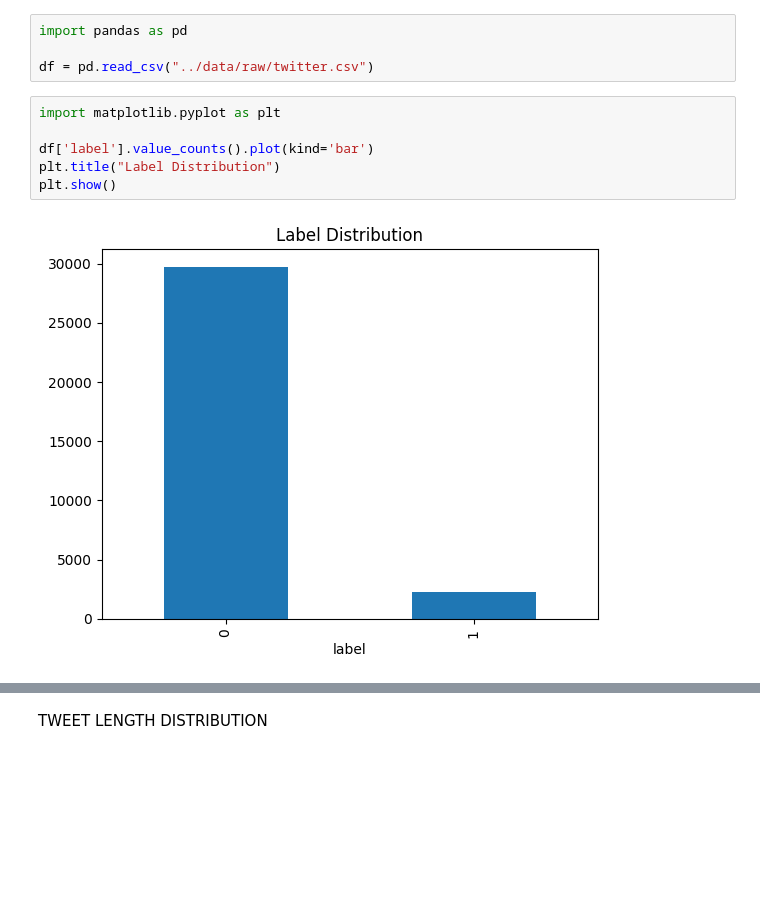
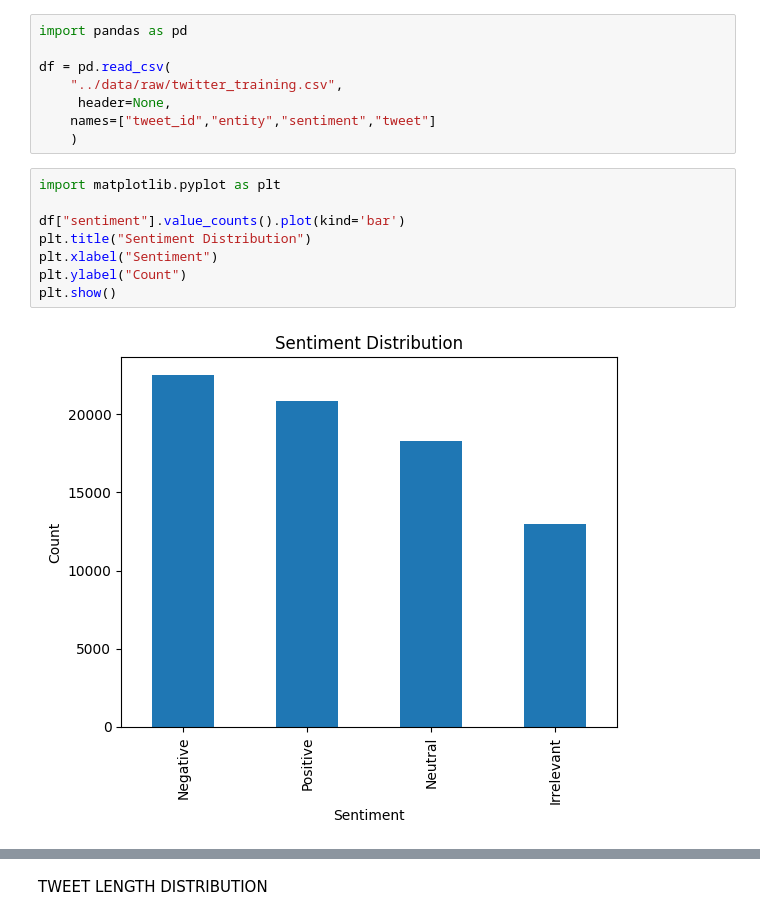
Before and after one commit to piyush1723/Social-Media-Sentiment-Trend-Analysis-, a Jupyter notebook: notebooks/02_EDA.ipynb, the cells around one changed output, grey strips where cells are left out. Saved outputs shown, nothing was run; the diff lists cells and outputs as text; blank space fills up the shorter version.

```diff
--- a/notebooks/02_EDA.ipynb
+++ b/notebooks/02_EDA.ipynb
@@ -1,12 +1,18 @@
 # %%
 import pandas as pd
 
-df = pd.read_csv("../data/raw/twitter.csv")
+df = pd.read_csv(
+    "../data/raw/twitter_training.csv",
+     header=None,
+    names=["tweet_id","entity","sentiment","tweet"]
+    )
 # %%
 import matplotlib.pyplot as plt
 
-df['label'].value_counts().plot(kind='bar')
-plt.title("Label Distribution")
+df["sentiment"].value_counts().plot(kind='bar')
+plt.title("Sentiment Distribution")
+plt.xlabel("Sentiment")
+plt.ylabel("Count")
 plt.show()
 # %% [output]
-[figure, old version]
+[figure, new version]
```
Also changed, not shown: parts of 10 cells of this notebook, 8 other files.
